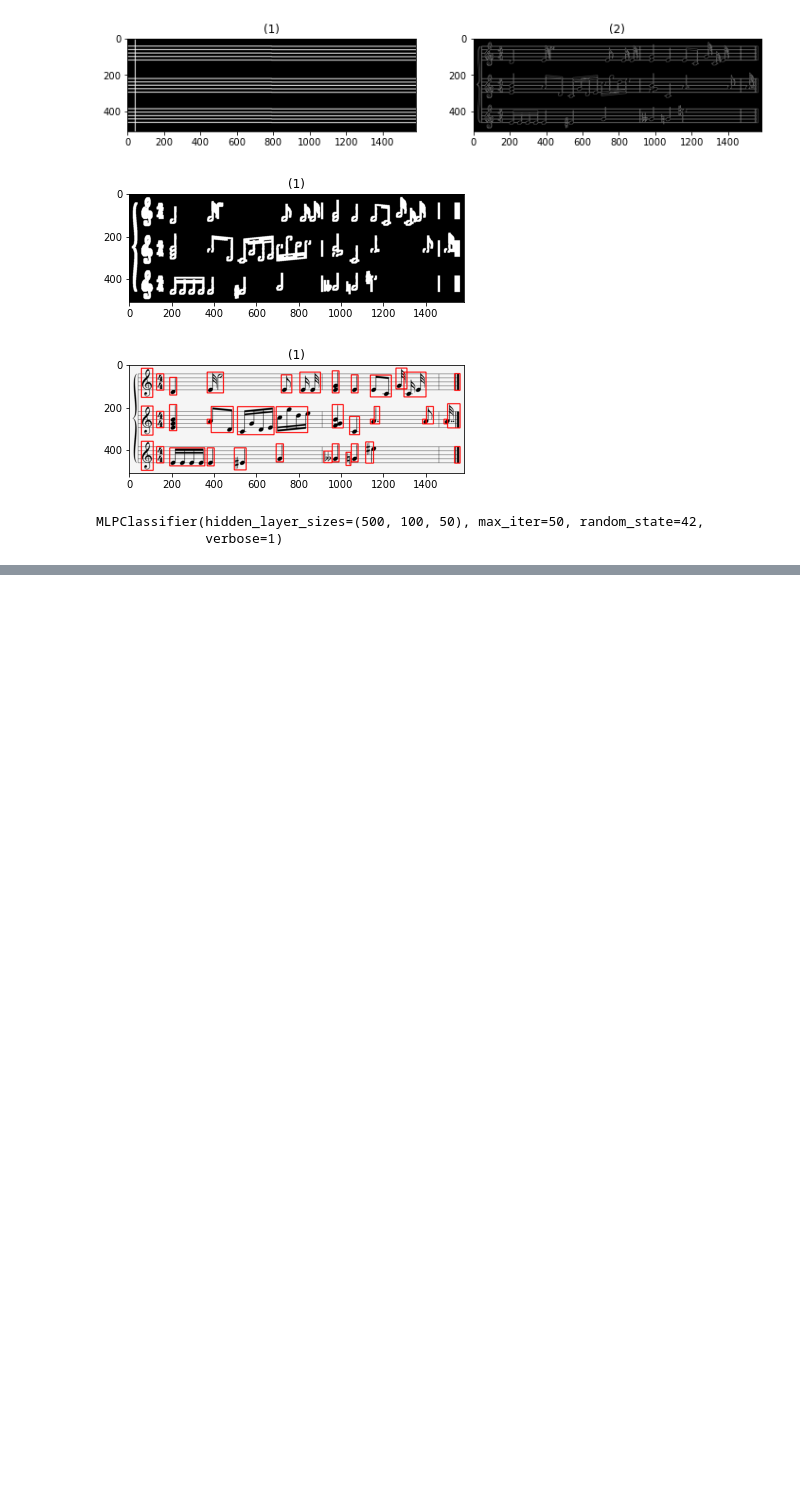
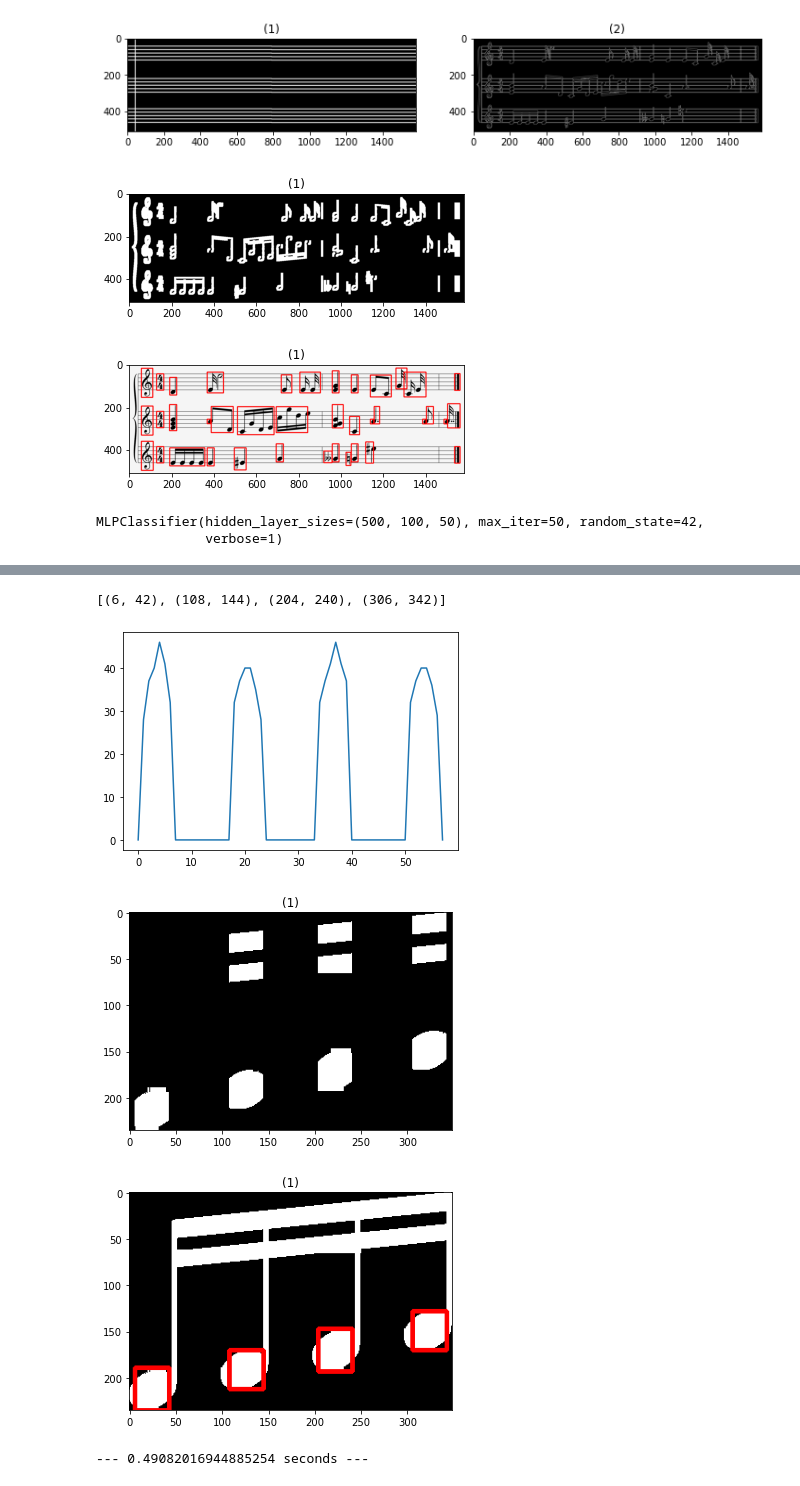
Before and after one commit to aaarafat/Mushido, a Jupyter notebook: notebooks/notes_isolation.ipynb, the cells around one changed output, grey strips where cells are left out. Drawn from its saved outputs; the diff is of its cells as text; code cells hidden in the pictures; blank space fills up the shorter version.

```diff
--- a/notebooks/notes_isolation.ipynb
+++ b/notebooks/notes_isolation.ipynb
@@ -196,0 +203,65 @@ a_8
+# %%
+d = 25
+start_time = time.time()
+def xProjection(img):
+    "Return a list containing the sum of the pixels in each column"
+    (h, w) = img.shape[:2]
+    sumCols = []
+    for j in range(0, w-1, 6):
+        mx = 0
+        tmp = 0
+        for i in range(h):
+            if np.all(img[i, j : j + 6] == 255):
+                tmp += 1
+            else:
+                mx = max(mx, tmp)
+                tmp = 0
+        mx = max(mx, tmp)
+        sumCols.append(mx)
+    return np.array(sumCols)
+
+im = cv2.imread(inpath + 'crops/' + '2.png')
+cimg = im.copy()
+im = cv2.cvtColor(im,cv2.COLOR_BGR2GRAY)
+
+x = xProjection(im)
+x[x < d] = 0
+plt.plot(x)
+
+points = []
+tx1, tx2 = -1, -1
+for i in range(len(x)):
+    if x[i]:
+        if tx1 == -1:
+            tx1 = i * 6
+
+    elif tx1 != -1:
+        tx2 = i * 6
+        points.append((tx1, tx2))
+        tx1, tx2 = -1, -1
+print(points)
+
+mask = im.copy()
+mask[:] = 0
+
+(h, w) = im.shape[:2]
+for px1, px2 in points:
+    cv2.rectangle(mask,(px1,0),(px2,h),(255,255,255),-1)
+
+im[mask != 255] = 0
+show_images([im])
+
+contours, _ = cv2.findContours(im, cv2.RETR_TREE, cv2.CHAIN_APPROX_SIMPLE)
+for contour in contours:
+    x,y,w,h = cv2.boundingRect(contour)
+    if h > d:
+        cv2.rectangle(cimg,(x,y),(x+w,y+h),(255,0,0),3)
+
+show_images([cimg])
+print("--- %s seconds ---" % (time.time() - start_time))
+# %% [output]
+[(6, 42), (108, 144), (204, 240), (306, 342)]
+[figure, added]
+[figure, added]
+[figure, added]
+--- 0.49082016944885254 seconds ---
```
Also changed, not shown: parts of 4 cells of this notebook, 2 other files.
